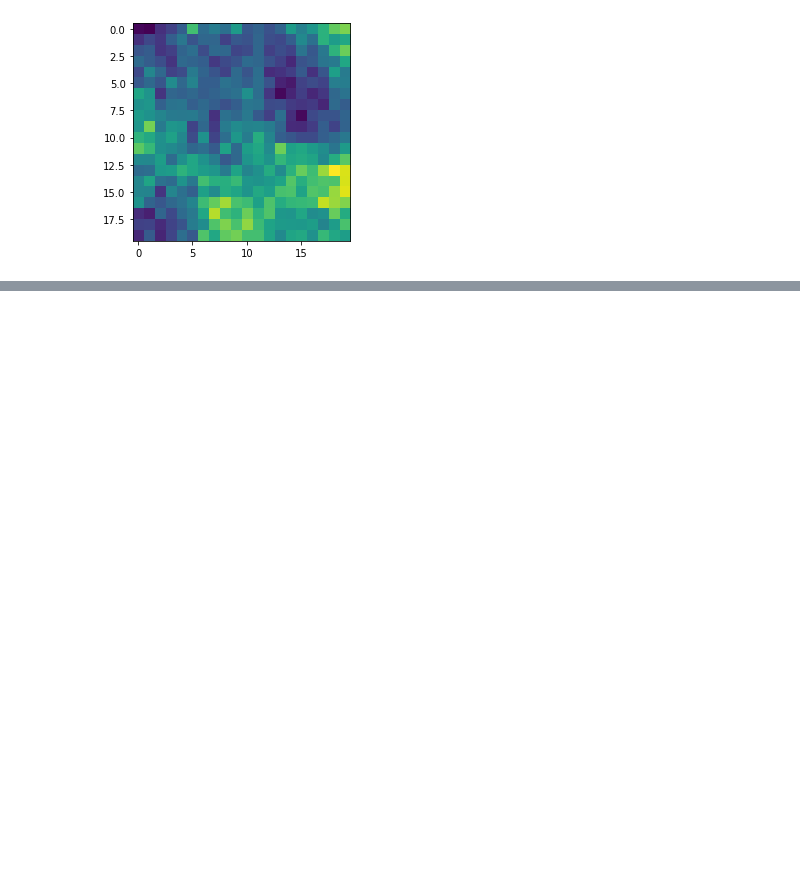
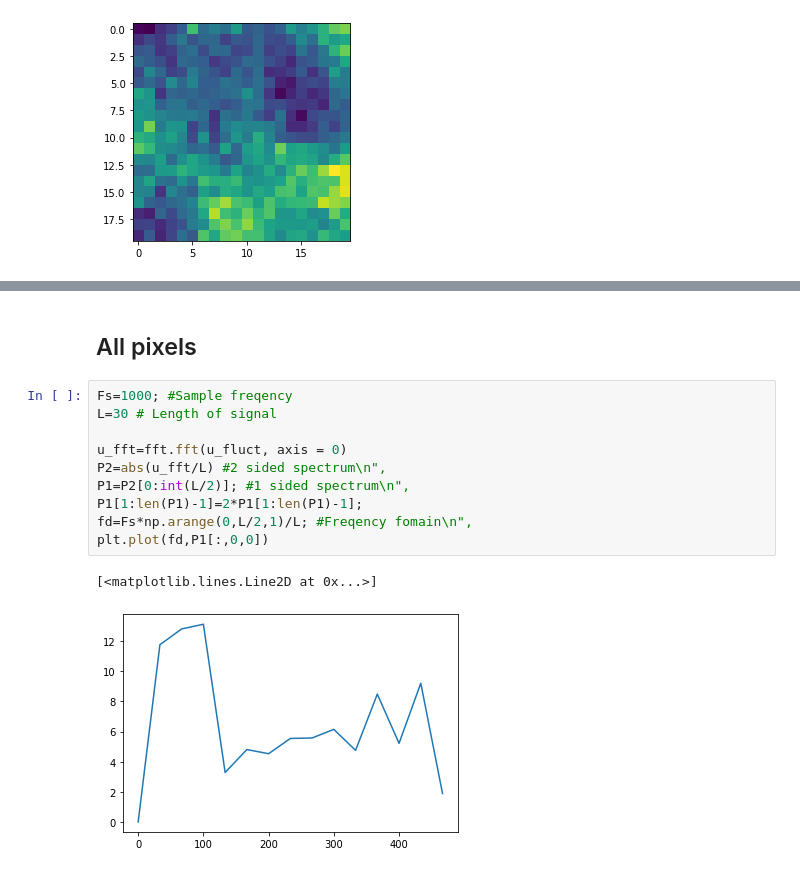
Before and after one commit to Laura190/FluctuatingIntensities, a Jupyter notebook: FluctuatingIntensities.ipynb, the cells around one changed output, grey strips where cells are left out. Saved outputs shown, nothing was run; the diff lists cells and outputs as text; blank space fills up the shorter version.

```diff
--- a/FluctuatingIntensities.ipynb
+++ b/FluctuatingIntensities.ipynb
@@ -209,0 +237,15 @@ array([   0,    1,    2, ..., 1497, 1498, 1499])
+# %% [markdown]
+## All pixels
+# %%
+Fs=1000; #Sample freqency
+L=30 # Length of signal
+
+u_fft=fft.fft(u_fluct, axis = 0)
+P2=abs(u_fft/L) #2 sided spectrum\n",
+P1=P2[0:int(L/2)]; #1 sided spectrum\n",
+P1[1:len(P1)-1]=2*P1[1:len(P1)-1];
+fd=Fs*np.arange(0,L/2,1)/L; #Freqency fomain\n",
+plt.plot(fd,P1[:,0,0])
+# %% [output]
+[<matplotlib.lines.Line2D at 0x...>]
+[figure, added]
```
Also changed, not shown: parts of 23 cells of this notebook.
